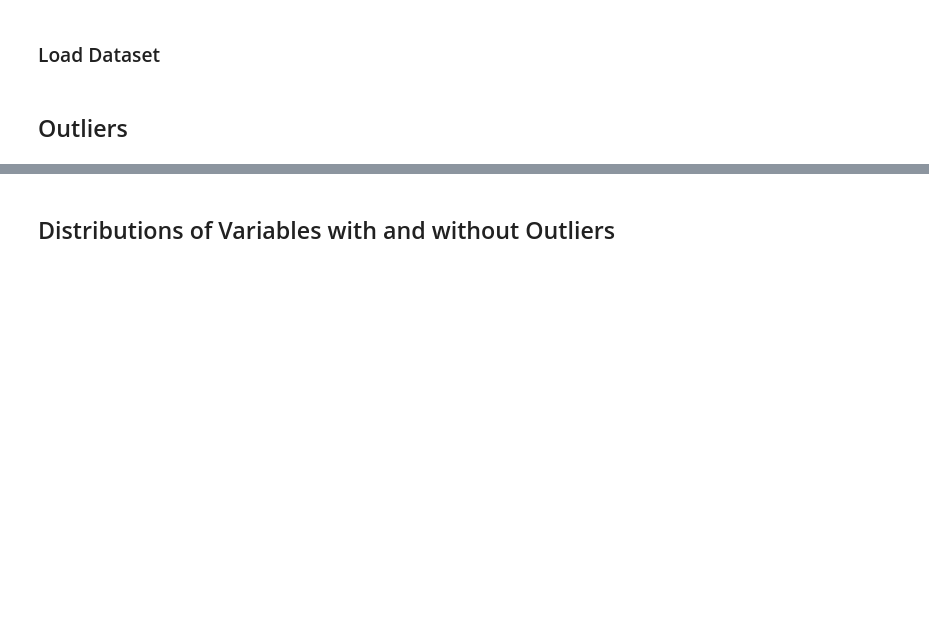
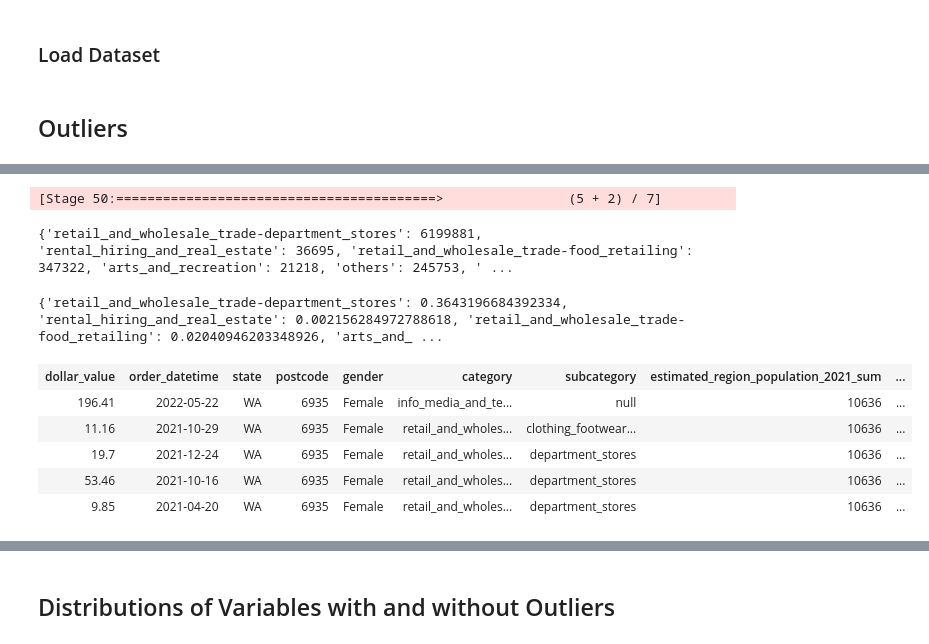
Before and after one commit to MAST30034-Applied-Data-Science/generic-buy-now-pay-later-project-group-56-bnlp, a Jupyter notebook: notebooks/Transaction_Analysis.ipynb, the cells around one changed output, grey strips where cells are left out. Drawn from its saved outputs; the diff is of its cells as text; code cells hidden in the pictures; blank space fills up the shorter version.

Commit message:
Update Transaction_Analysis.ipynb
Added stratify sampling function and re ran code for new plotting images. Still need to fix some plotting images (legend location).

```diff
--- a/notebooks/Transaction_Analysis.ipynb
+++ b/notebooks/Transaction_Analysis.ipynb
@@ -74,0 +99,22 @@ dataset_wo_outliers = dataset.filter(F.col("isOutlier") == 'False')
+# %%
+# Make new column that combines categoery and subcategory:
+
+from pyspark.sql.functions import col, concat_ws
+
+concat_columns = ["category", "subcategory"]
+df = dataset.withColumn("category_and_subcategory", concat_ws("-", *[F.col(x) for x in concat_columns]))
+# %%
+# Inspect count of each combined category and subcategory:
+
+no_entries = df.count()
+
+category_distribution = df \
+                        .groupBy("category_and_subcategory") \
+                        .agg(
+                            F.count("category_and_subcategory").alias("COUNT"),
+                            F.round((((F.count("category_and_subcategory")/no_entries))*100), 4).alias("%"),
+                            F.round(((F.count("category_and_subcategory")/no_entries)), 4).alias("Decimal")
+
+                        )
+
+category_distribution.show(truncate = False)
@@ -74,0 +137,25 @@ dataset_wo_outliers = dataset.filter(F.col("isOutlier") == 'False')
+# %%
+# Total count of records for each category and subcategory:
+
+d = dict([(x['category_and_subcategory'], x['count']) for x in df.groupBy("category_and_subcategory").count().collect()])
+print(d)
+# %% [output]
+[Stage 50:=========================================>                (5 + 2) / 7]
+{'retail_and_wholesale_trade-department_stores': 6199881, 'rental_hiring_and_real_estate': 36695, 'retail_and_wholesale_trade-food_retailing': 347322, 'arts_and_recreation': 21218, 'others': 245753, ' ...
+# %%
+# Proportion of each category and subcategory:
+
+d.update((key, value/(no_entries*1.30)) for key, value in d.items())
+print(d)
+# %% [output]
+{'retail_and_wholesale_trade-department_stores': 0.3643196684392334, 'rental_hiring_and_real_estate': 0.002156284972788618, 'retail_and_wholesale_trade-food_retailing': 0.02040946203348926, 'arts_and_ ...
+# %%
+sample_test = df.sampleBy("category_and_subcategory", fractions = d, seed = 0)
+sample_test.limit(5)
+# %% [output]
+| dollar_value | order_datetime | state | postcode | gender | category | subcategory | estimated_region_population_2021_sum | ... |
+| 196.41 | 2022-05-22 | WA | 6935 | Female | info_media_and_te... | null | 10636 | ... |
+| 11.16 | 2021-10-29 | WA | 6935 | Female | retail_and_wholes... | clothing_footwear... | 10636 | ... |
+| 19.7 | 2021-12-24 | WA | 6935 | Female | retail_and_wholes... | department_stores | 10636 | ... |
+| 53.46 | 2021-10-16 | WA | 6935 | Female | retail_and_wholes... | department_stores | 10636 | ... |
+| 9.85 | 2021-04-20 | WA | 6935 | Female | retail_and_wholes... | department_stores | 10636 | ... |
```
Also changed, not shown: parts of 17 cells of this notebook.
